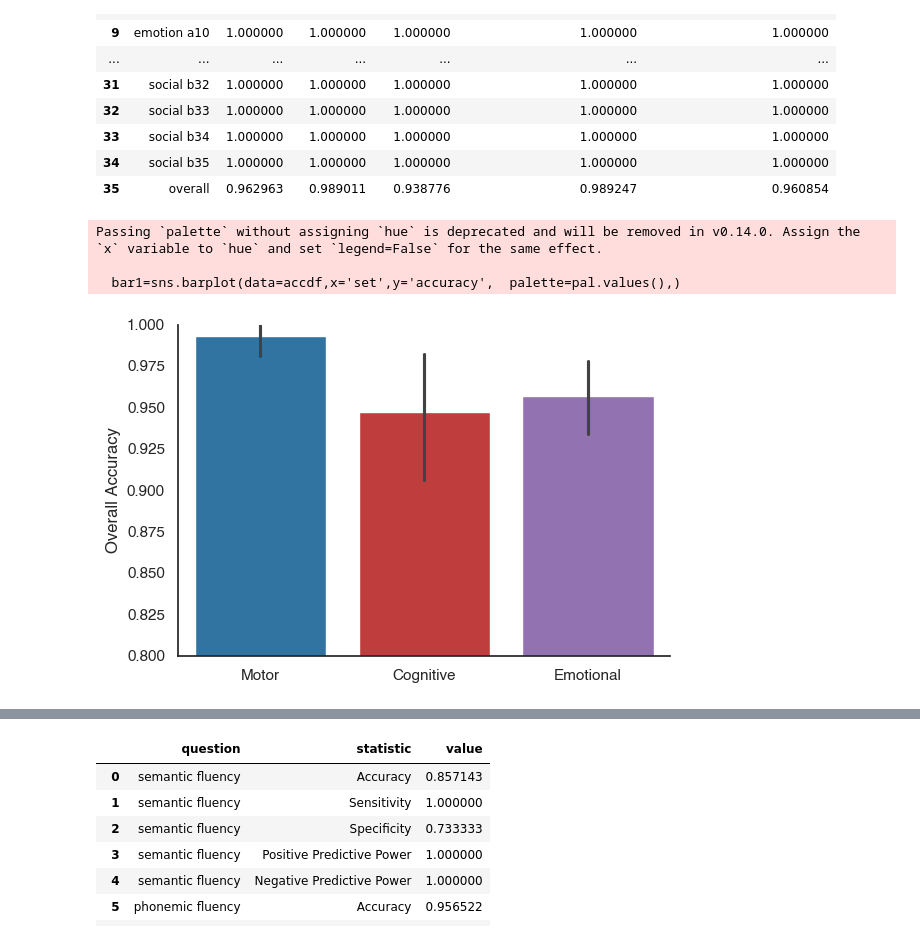
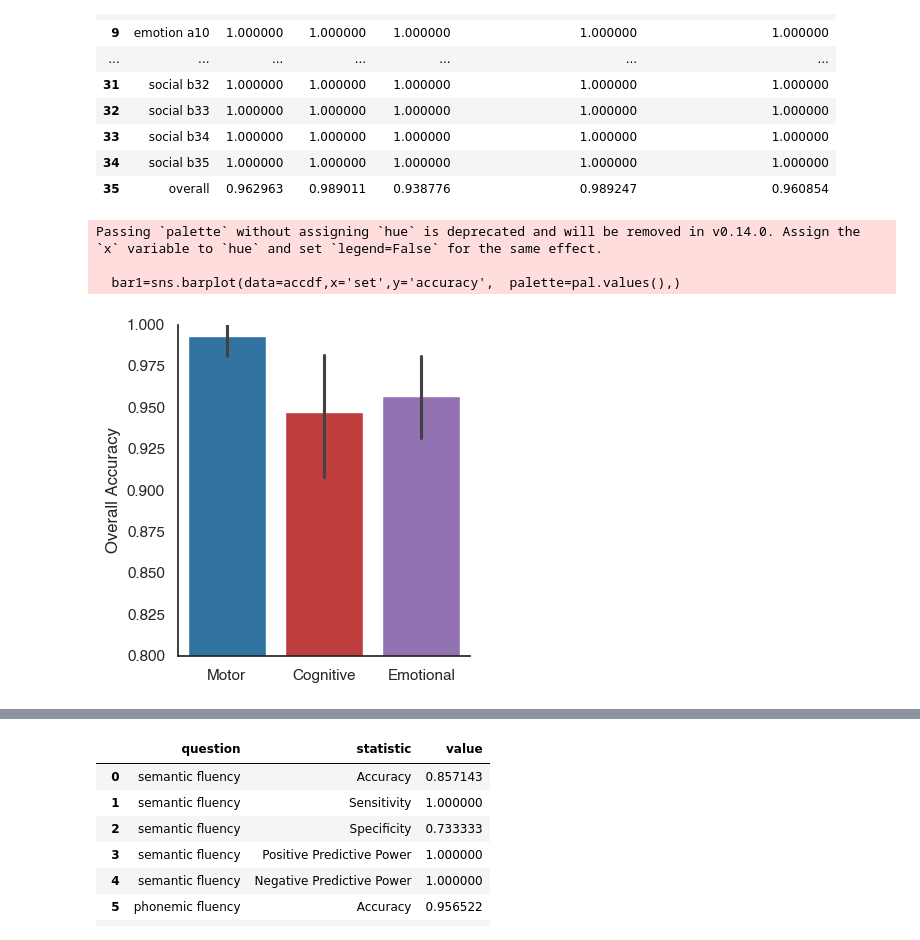
Before and after one commit to Calvinwhow/ReviewPyper, a Jupyter notebook: dev_tools/schmahmann_raynor_plots.ipynb, the cells around one changed output, grey strips where cells are left out. Cells and saved outputs as stored; diff of their text form; code cells hidden in the pictures.

```diff
--- a/dev_tools/schmahmann_raynor_plots.ipynb
+++ b/dev_tools/schmahmann_raynor_plots.ipynb
@@ -494,32 +495,32 @@ acc=[]
 for thing in sets:
     setstuff+=[thing]*len(stats[thing])
     acc+=stats[thing]['accuracy'].values.tolist()
 # setstuff.append('cnrs')
 # acc.append(1)
 accdf=pd.DataFrame()
 accdf['set']=setstuff
 accdf['accuracy']=acc
 
 labels=['Motor', 'Cognitive', 'Emotional']
-plt.figure(figsize=(6,4))
+plt.figure(figsize=(4,4))
 bar1=sns.barplot(data=accdf,x='set',y='accuracy',  palette=pal.values(),)
 # bar2=sns.barplot(x=labels, hue=labels,y=[0,1,0], palette=['#FFFFFF','#FFFFFF', '#FFFFFF',])
 # bar3=sns.barplot(x=labels, hue=labels,y=[accuracy(bars_conf),accuracy(ccas_conf),0], palette=['#FFFFFF',])
 bar1.set_ylabel('Overall Accuracy')
 
 plt.ylim(.8,1)
 import matplotlib.patches as patches
 # present_patch = patches.Patch(color='#1F77B4', label="Present")
 # absent_patch = patches.Patch(color="#ABCBE0", label="Absent")
 # pending_patch = patches.Patch(color="#9F9F9F", label="Pending")
 bar1.set_xticklabels(labels)
 bar1.set_xlabel('')
 # bar1.legend(handles=[pending_patch], labels=['Pending'], loc='lower left',bbox_to_anchor=(1, .76), frameon=False)
 sns.despine()
 plt.tight_layout()
 plt.savefig(f'/Users/rm026/Documents/schmahmann/plots/total_accuracy.svg')
 # %% [output]
 Passing `palette` without assigning `hue` is deprecated and will be removed in v0.14.0. Assign the `x` variable to `hue` and set `legend=False` for the same effect.
 
   bar1=sns.barplot(data=accdf,x='set',y='accuracy',  palette=pal.values(),)
-[figure, old version]
+[figure, new version]
```
Also changed, not shown: parts of 16 cells of this notebook, 5 other files.
